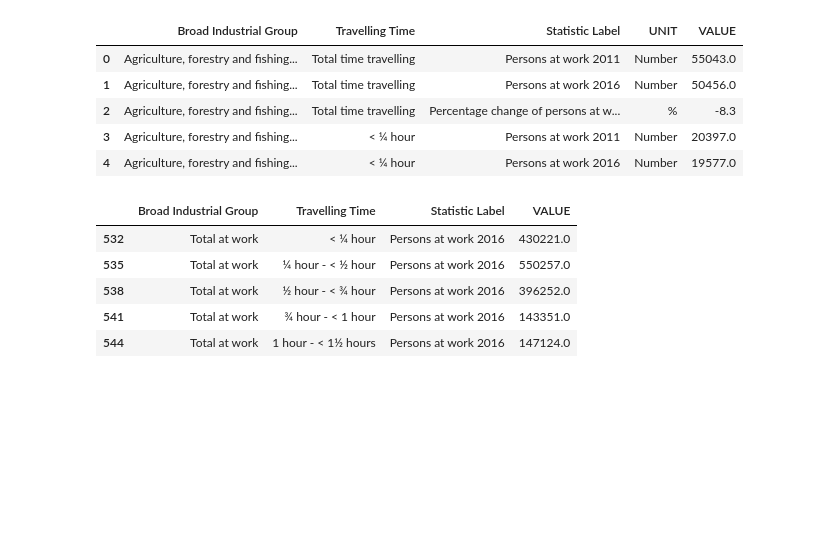
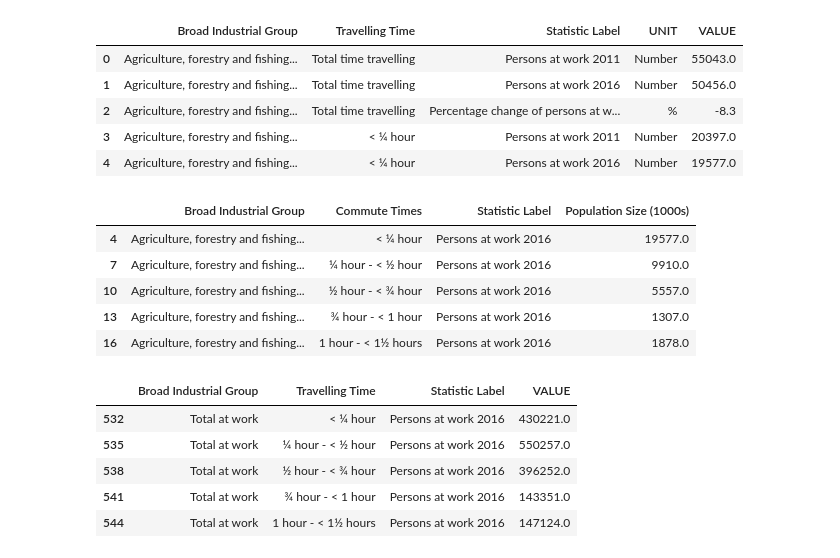
Before and after one commit to sba23437/GIT-Repository-for-CA2, a Jupyter notebook: CA2_Data_Acquisition&Stats.ipynb, the cells around one changed output. Saved outputs shown, nothing was run; the diff lists cells and outputs as text; code cells hidden in the pictures; blank space fills up the shorter version.

```diff
--- a/CA2_Data_Acquisition&Stats.ipynb
+++ b/CA2_Data_Acquisition&Stats.ipynb
@@ -58,6 +58,20 @@ IRE_dataset.head()
 | 2 | Agriculture, forestry and fishing... | Total time travelling | Percentage change of persons at w... | % | -8.3 |
 | 3 | Agriculture, forestry and fishing... | < ¼ hour | Persons at work 2011 | Number | 20397.0 |
 | 4 | Agriculture, forestry and fishing... | < ¼ hour | Persons at work 2016 | Number | 19577.0 |
+# %%
+IRE_dataset4Viz = IRE_dataset.drop(["UNIT"], axis=1)
+IRE_dataset4Viz = IRE_dataset4Viz.loc[IRE_dataset4Viz['Statistic Label'] == 'Persons at work 2016']
+IRE_dataset4Viz = IRE_dataset4Viz.loc[IRE_dataset4Viz['Travelling Time'].isin(['< ¼ hour', '¼ hour - < ½ hour', '½ hour - < ¾ hour','¾ hour - < 1 hour','1 hour - < 1½ hours','1½ hours and over','Not stated'])]
+IRE_dataset4Viz.rename(columns={'VALUE':'Population Size (1000s)'}, inplace=True)
+IRE_dataset4Viz.rename(columns={'Travelling Time':'Commute Times'}, inplace=True)
+IRE_dataset4Viz.head()
+# %% [output]
+|  | Broad Industrial Group | Commute Times | Statistic Label | Population Size (1000s) |
+| 4 | Agriculture, forestry and fishing... | < ¼ hour | Persons at work 2016 | 19577.0 |
+| 7 | Agriculture, forestry and fishing... | ¼ hour - < ½ hour | Persons at work 2016 | 9910.0 |
+| 10 | Agriculture, forestry and fishing... | ½ hour - < ¾ hour | Persons at work 2016 | 5557.0 |
+| 13 | Agriculture, forestry and fishing... | ¾ hour - < 1 hour | Persons at work 2016 | 1307.0 |
+| 16 | Agriculture, forestry and fishing... | 1 hour - < 1½ hours | Persons at work 2016 | 1878.0 |
 # %%
 IRE_dataset = IRE_dataset.drop(["UNIT"], axis=1)
 IRE_dataset = IRE_dataset.loc[IRE_dataset['Statistic Label'] == 'Persons at work 2016']
```
Also changed, not shown: parts of 2 cells of this notebook, 4 other files.
